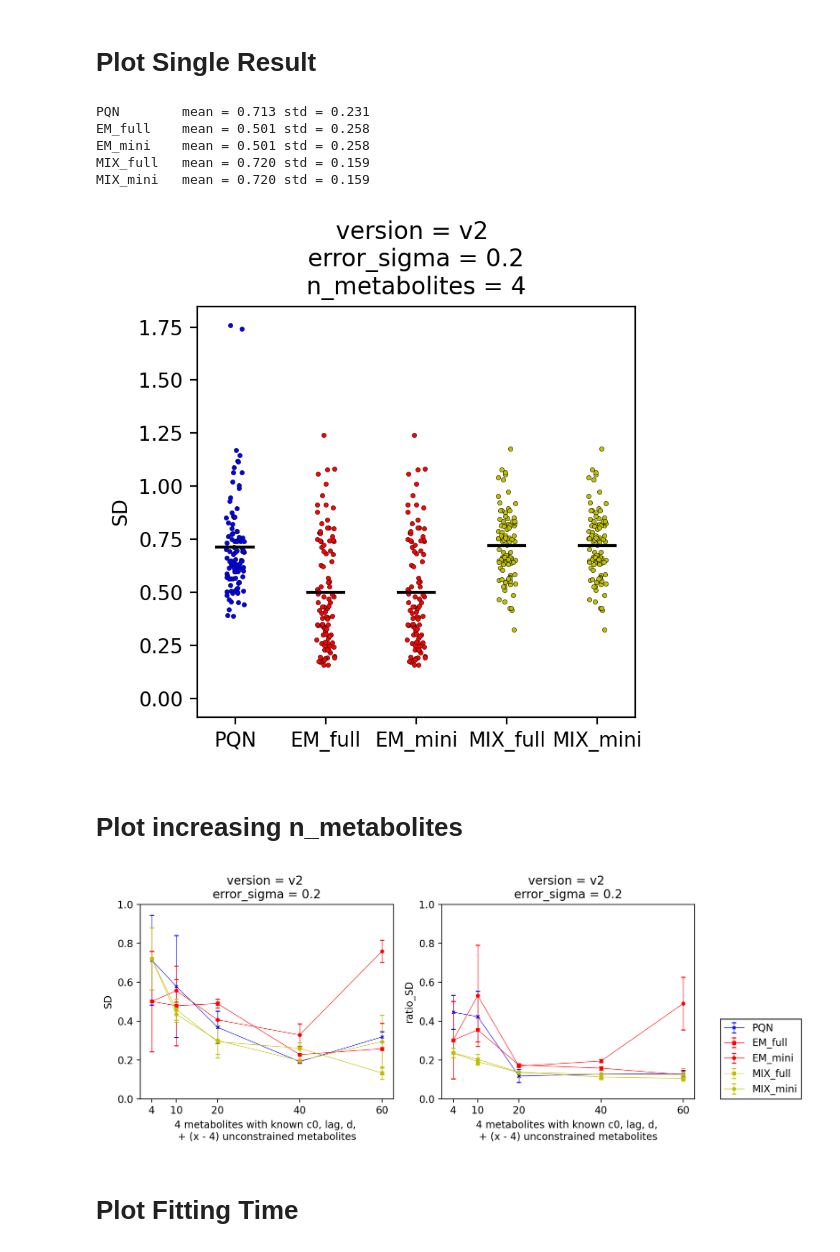
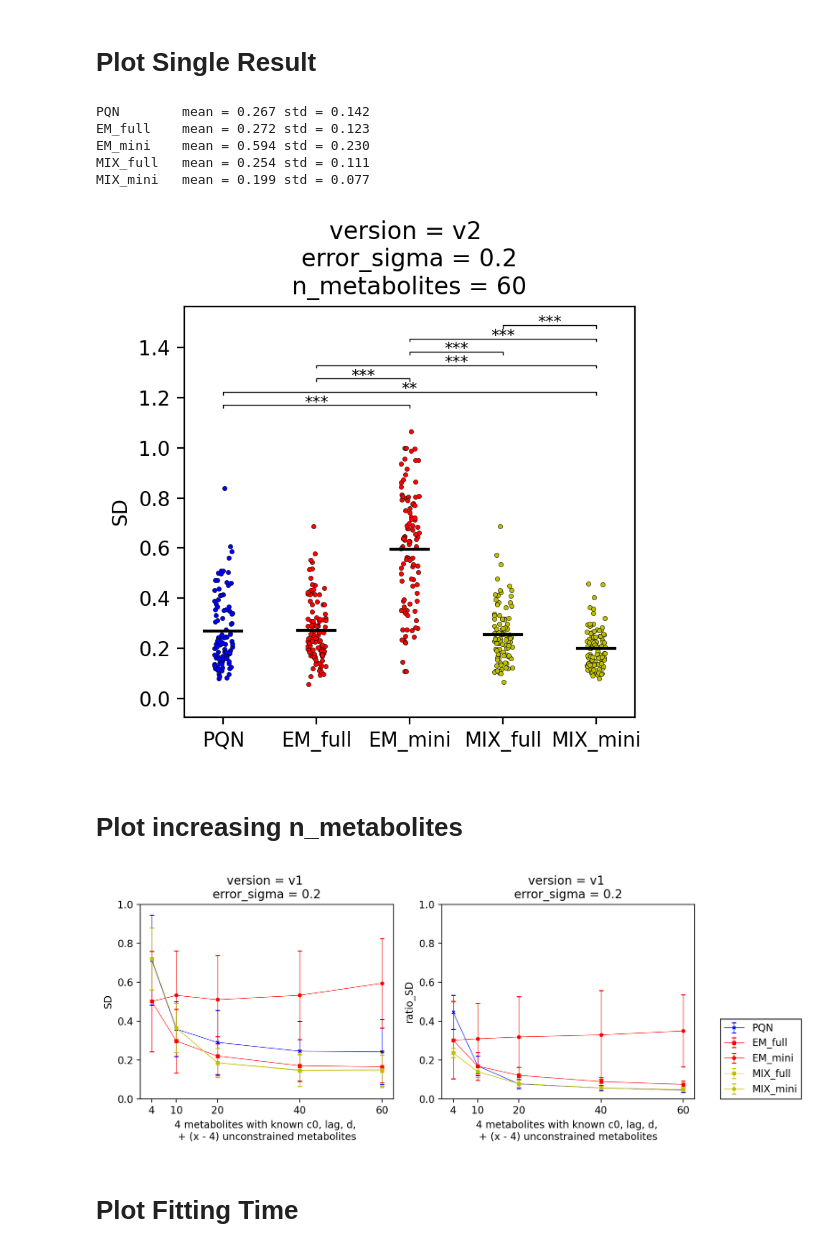
Before and after one commit to Gotsmy/sweat_normalization, a Jupyter notebook: Simulation_Analysis.ipynb, the cells around one changed output. Saved outputs shown, nothing was run; the diff lists cells and outputs as text; code cells hidden in the pictures.

```diff
--- a/Simulation_Analysis.ipynb
+++ b/Simulation_Analysis.ipynb
@@ -100,7 +100,7 @@ def plot_performance(diagnosis_name,results_sv):
 
     # significances
     tmp_dic = {'PQN':tmp_pqn,'EM_full':tmp_em_full,'EM_mini':tmp_em_mini,'MIX_full':tmp_mix_full,'MIX_mini':tmp_mix_mini}
-    tmp_dic = {'PQN':0,'EM_full':1,'EM_mini':2,'MIX_full':3,'MIX_mini':4}
+    tmp_loc = {'PQN':0,'EM_full':1,'EM_mini':2,'MIX_full':3,'MIX_mini':4}
     if np.max([tmp_pqn,tmp_em_full,tmp_em_mini,tmp_mix_full,tmp_mix_mini]) > maximum:
         maximum = np.max([tmp_pqn,tmp_em_full,tmp_em_mini,tmp_mix_full,tmp_mix_mini])
     height          = maximum*1.1
@@ -110,12 +110,12 @@ def plot_performance(diagnosis_name,results_sv):
     for i,j in combinations(tmp_dic.keys(),2):
         test_result = ss.mannwhitneyu(tmp_dic[i],tmp_dic[j])
         if test_result.pvalue <= .05:
-                plt.plot(np.array([tmp_loc[i],tmp_loc[i],tmp_loc[j],tmp_loc[j]])+nr*3,
+                plt.plot(np.array([tmp_loc[i],tmp_loc[i],tmp_loc[j],tmp_loc[j]]),
                          [height-maximum*bracket_size,height,height,height-maximum*bracket_size],
                          'k',
                          linewidth=.5
                         )
-                plt.text(np.mean([tmp_loc[i],tmp_loc[j]])+nr*3,
+                plt.text(np.mean([tmp_loc[i],tmp_loc[j]]),
                          height+maximum*text_offset,
                          significance_star(test_result.pvalue),
                          ha='center',
@@ -156,38 +156,38 @@ def plot_points(diagnosis_name,results_sv):
 # %%
 # load data
 error_sigma   = .2
-n_metabolites = 4
+n_metabolites = 60
 path          = 'v2'
 base          = '/home/users/mgotsmy/paper_gits/211109_sweat_normalization_github/sweat_normalization/simulation_results'
 with open(f'{base}/{path}_e_{error_sigma}_n_{n_metabolites}.pkl','rb') as file:
     results_time,results_sv,results_model,raw_values = pickle.load(file)
 
 plt.figure(dpi=200,figsize=(4,4))
 plt.title('version = {} \nerror_sigma = {:.1f}\nn_metabolites = {}'.format(path,error_sigma,n_metabolites))
 
 diagnosis_name = 'SD'
 nr = plot_performance(diagnosis_name,results_sv)
 plt.ylabel(diagnosis_name)
 plt.plot(0,0,color='b',label='PQN')
 plt.plot(0,0,color='r',label='EM')
 plt.plot(0,0,color='y',label='MIX')
 plt.xticks(range(nr),['PQN','EM_full','EM_mini','MIX_full','MIX_mini'])
 # plt.legend(fancybox=False,edgecolor='k')#,loc='lower right')
 plt.tight_layout()
 plt.show()
 # %% [output]
-PQN        mean = 0.713 std = 0.231
-EM_full    mean = 0.501 std = 0.258
-EM_mini    mean = 0.501 std = 0.258
-MIX_full   mean = 0.720 std = 0.159
-MIX_mini   mean = 0.720 std = 0.159
+PQN        mean = 0.267 std = 0.142
+EM_full    mean = 0.272 std = 0.123
+EM_mini    mean = 0.594 std = 0.230
+MIX_full   mean = 0.254 std = 0.111
+MIX_mini   mean = 0.199 std = 0.077
-[figure, old version]
+[figure, new version]
 # %% [markdown]
 # Plot increasing n_metabolites
 # %%
 # load data
 error_sigma   = .2
-path          = 'v2'
+path          = 'v1'
 base          = '/home/users/mgotsmy/paper_gits/211109_sweat_normalization_github/sweat_normalization/simulation_results'
 n_metabolites_list = np.array([4,10,20,40,60])
 markers = ['x','s','o','s','o']
@@ -244,7 +244,7 @@ plt.legend(loc=(1.1,0),edgecolor='k',fancybox=False)
 plt.tight_layout()
 plt.show()
 # %% [output]
-[figure, old version]
+[figure, new version]
 # %% [markdown]
 # Plot Fitting Time
 # %%
```
Also changed, not shown: parts of 1 cell of this notebook.
